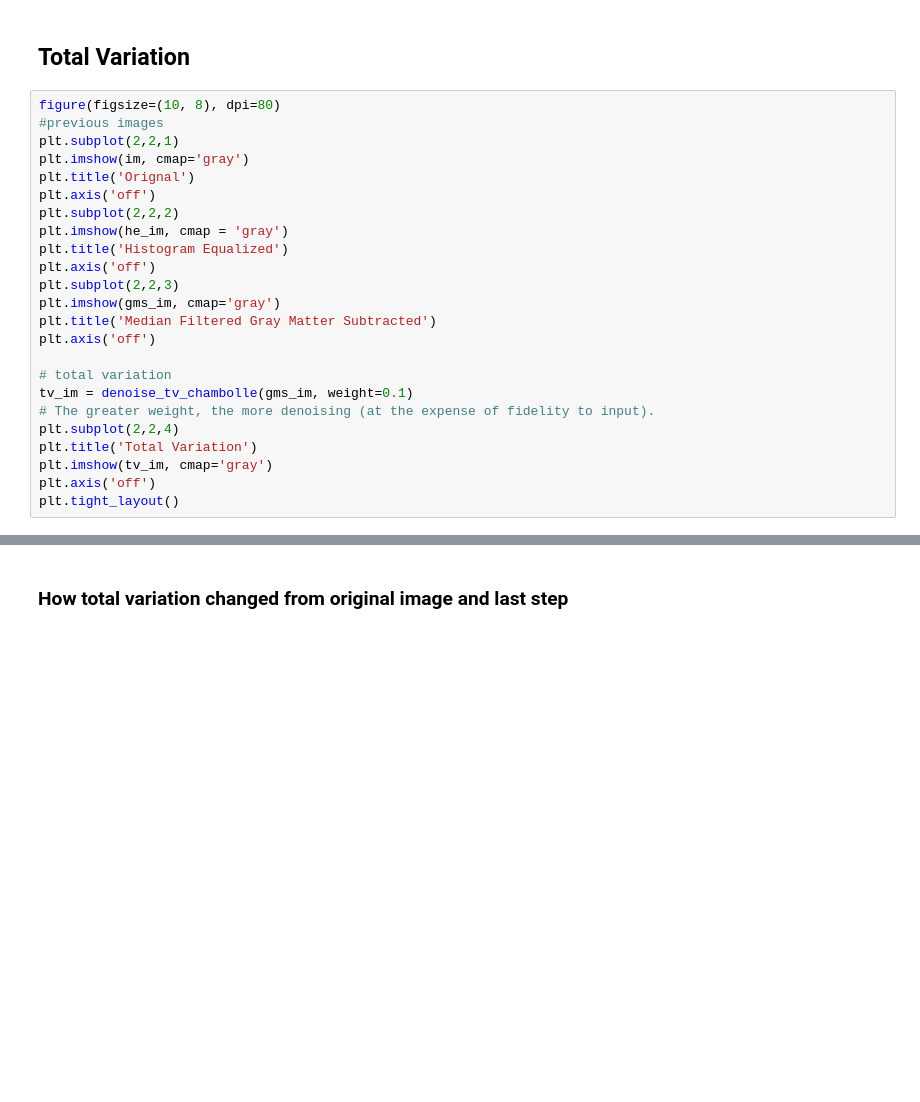
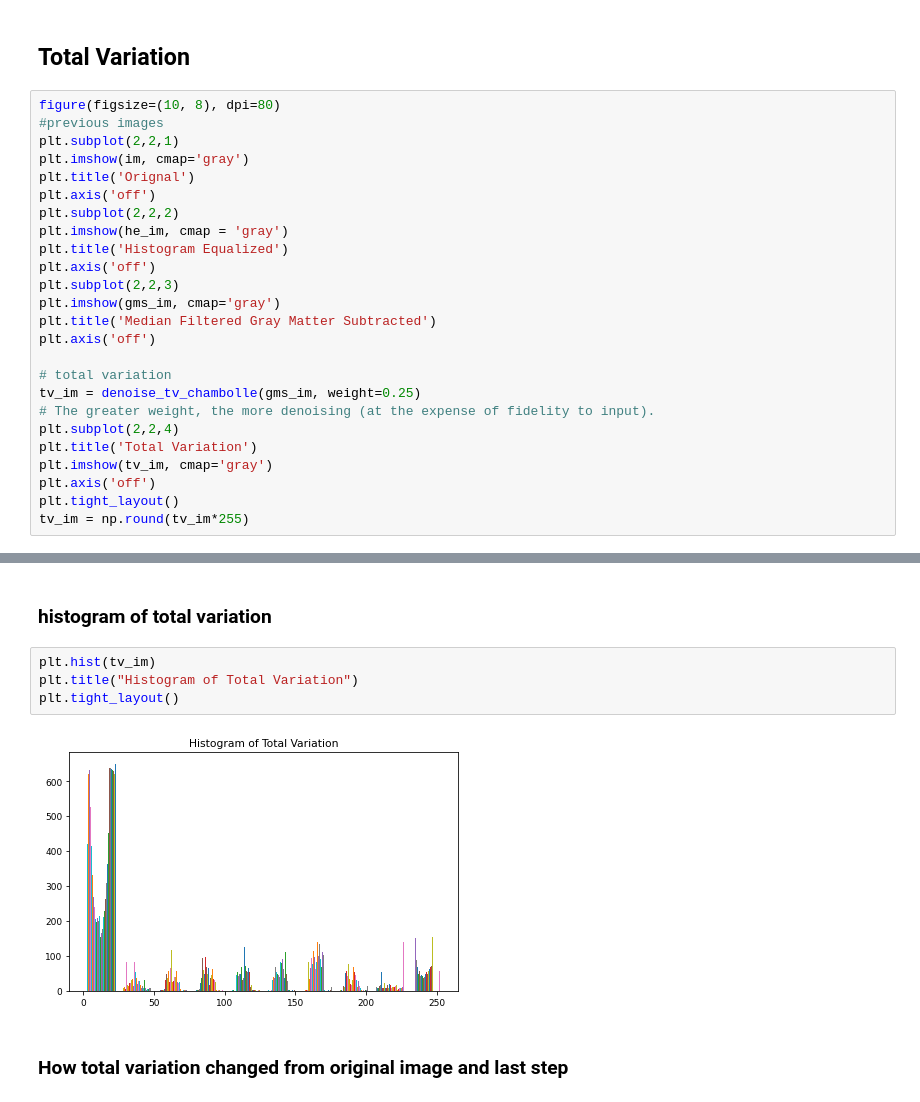
Before and after one commit to anbreton/ECE-588-TBI-CT, a Jupyter notebook: Pipeline.ipynb, the cells around one changed output, grey strips where cells are left out. Cells and saved outputs as stored; diff of their text form; blank space fills up the shorter version.

```diff
--- a/Pipeline.ipynb
+++ b/Pipeline.ipynb
@@ -196,11 +213,12 @@ plt.title('Median Filtered Gray Matter Subtracted')
 plt.axis('off')
 
 # total variation
-tv_im = denoise_tv_chambolle(gms_im, weight=0.1)
+tv_im = denoise_tv_chambolle(gms_im, weight=0.25)
 # The greater weight, the more denoising (at the expense of fidelity to input).
 plt.subplot(2,2,4)
 plt.title('Total Variation')
 plt.imshow(tv_im, cmap='gray')
 plt.axis('off')
 plt.tight_layout()
+tv_im = np.round(tv_im*255)
 # %% [output]
@@ -208,3 +226,11 @@ plt.tight_layout()
+# %% [markdown]
+### histogram of total variation
+# %%
+plt.hist(tv_im)
+plt.title("Histogram of Total Variation")
+plt.tight_layout()
+# %% [output]
+[figure, added]
 # %% [markdown]
 ### How total variation changed from original image and last step
 # %%
```
Also changed, not shown: parts of 27 cells of this notebook.
